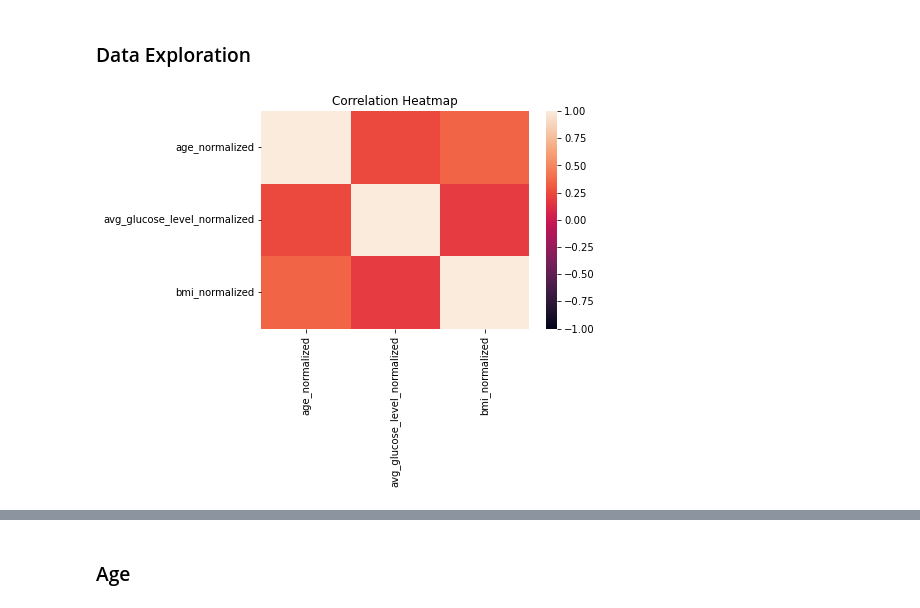
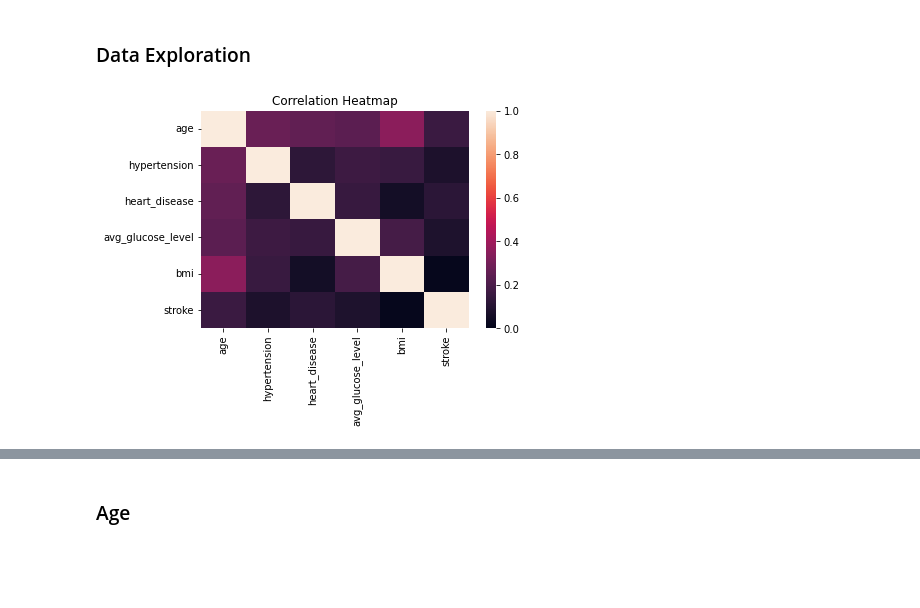
Before and after one commit to sadayas/strokerisks, a Jupyter notebook: Stroke_Data_Exploration.ipynb, the cells around one changed output, grey strips where cells are left out. Saved outputs shown, nothing was run; the diff lists cells and outputs as text; code cells hidden in the pictures; blank space fills up the shorter version.

Commit message:
images

```diff
--- a/Stroke_Data_Exploration.ipynb
+++ b/Stroke_Data_Exploration.ipynb
@@ -408,0 +428,3 @@ stroke_df = df.loc[df['stroke'] == 1]
+# %%
+viz_df = stroke_df.drop(columns={'avg_glucose_level_normalized','bmi_normalized','age_normalized'})
+viz_df
@@ -410,7 +451,8 @@ stroke_df = df.loc[df['stroke'] == 1]
 ### Data Exploration
 # %%
 #https://seaborn.pydata.org/generated/seaborn.heatmap.html
-heatmap = sns.heatmap(df[['age_normalized', 'avg_glucose_level_normalized', 'bmi_normalized']].corr(), vmin=-1, vmax=1)
+#raw data.. only taking data with integers
+heatmap = sns.heatmap(viz_df.corr(), vmin=0, vmax=1)
 heatmap.set_title('Correlation Heatmap');
 # %% [output]
-[figure, old version]
+[figure, new version]
```
Also changed, not shown: parts of 11 cells of this notebook, 4 other files.
